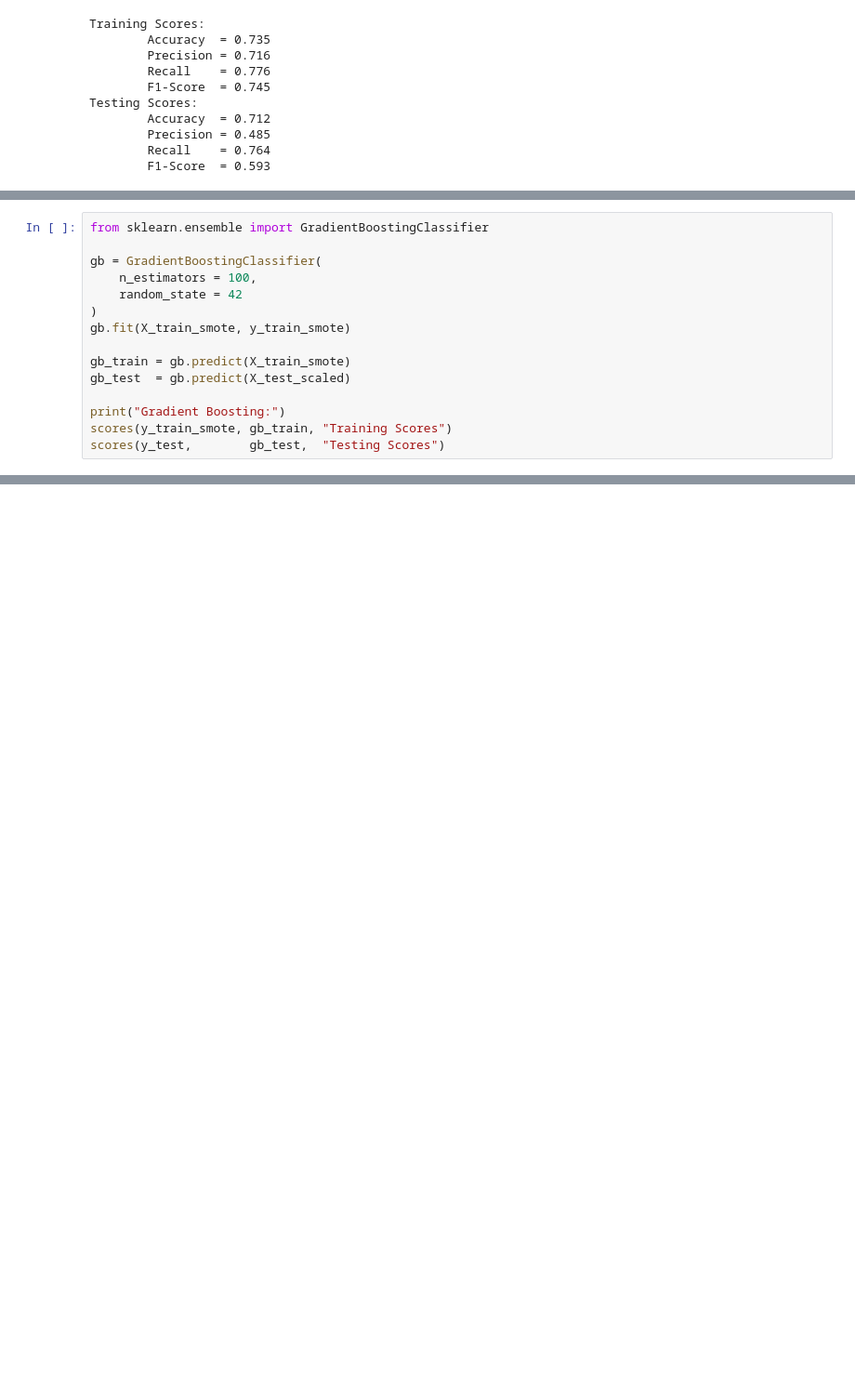
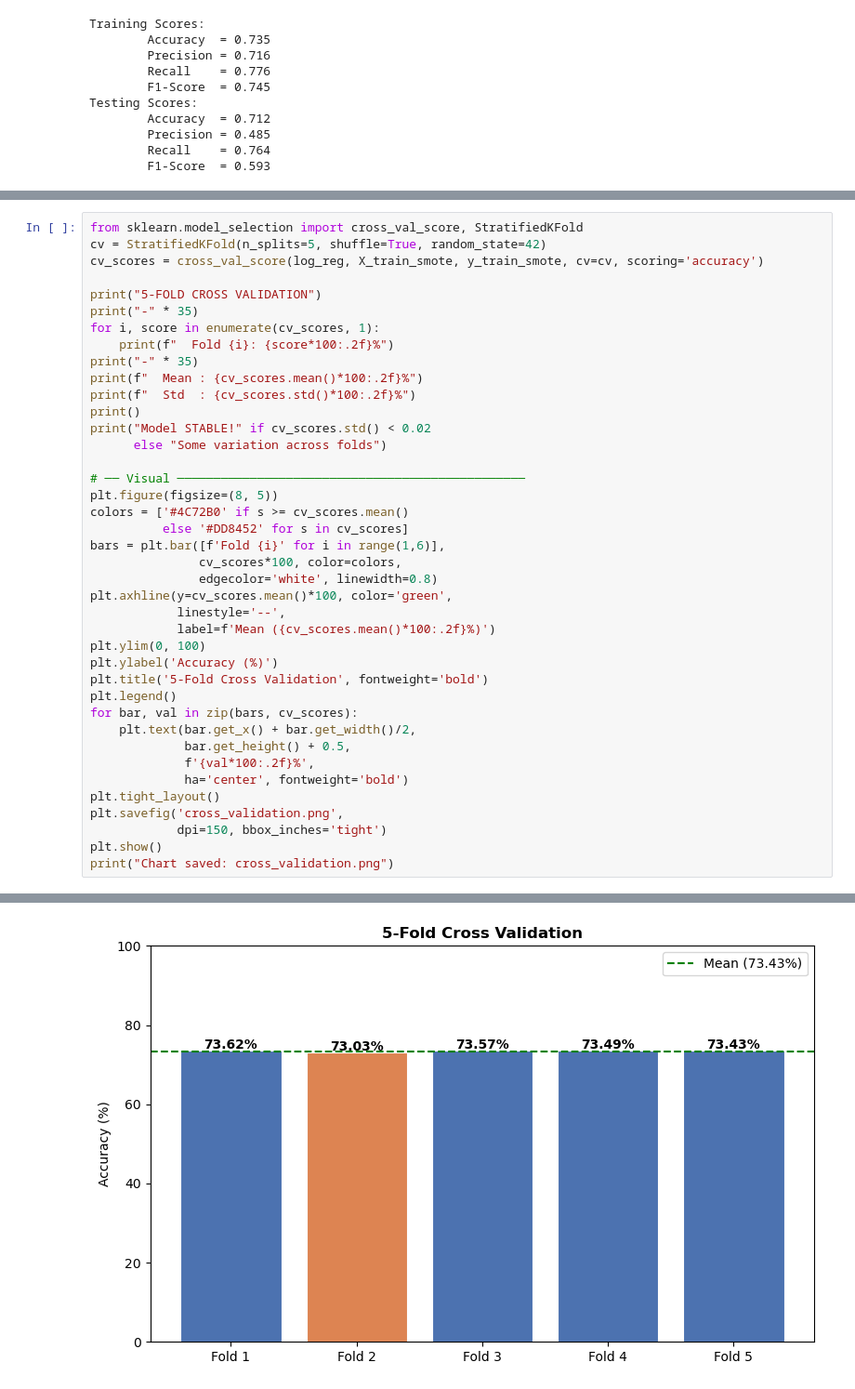
Before and after one commit to elladeniya-dev/ML-Predictive-Analysis, a Jupyter notebook: Member1_Logistic_Regression.ipynb.ipynb, the cells around one changed output, grey strips where cells are left out. Shown at 93% size. Saved outputs shown, nothing was run; the diff lists cells and outputs as text; blank space fills up the shorter version.

```diff
--- a/Member1_Logistic_Regression.ipynb.ipynb
+++ b/Member1_Logistic_Regression.ipynb.ipynb
@@ -2416,15 +2285,0 @@ Testing Scores:
-# %%
-from sklearn.ensemble import GradientBoostingClassifier
-
-gb = GradientBoostingClassifier(
-    n_estimators = 100,
-    random_state = 42
-)
-gb.fit(X_train_smote, y_train_smote)
-
-gb_train = gb.predict(X_train_smote)
-gb_test  = gb.predict(X_test_scaled)
-
-print("Gradient Boosting:")
-scores(y_train_smote, gb_train, "Training Scores")
-scores(y_test,        gb_test,  "Testing Scores")
@@ -2491,0 +2341,41 @@ cancellation prediction.
+# %%
+from sklearn.model_selection import cross_val_score, StratifiedKFold
+cv = StratifiedKFold(n_splits=5, shuffle=True, random_state=42)
+cv_scores = cross_val_score(log_reg, X_train_smote, y_train_smote, cv=cv, scoring='accuracy')
+
+print("5-FOLD CROSS VALIDATION")
+print("-" * 35)
+for i, score in enumerate(cv_scores, 1):
+    print(f"  Fold {i}: {score*100:.2f}%")
+print("-" * 35)
+print(f"  Mean : {cv_scores.mean()*100:.2f}%")
+print(f"  Std  : {cv_scores.std()*100:.2f}%")
+print()
+print("Model STABLE!" if cv_scores.std() < 0.02
+      else "Some variation across folds")
+
+# ── Visual ────────────────────────────────────────────────
+plt.figure(figsize=(8, 5))
+colors = ['#4C72B0' if s >= cv_scores.mean()
+          else '#DD8452' for s in cv_scores]
+bars = plt.bar([f'Fold {i}' for i in range(1,6)],
+               cv_scores*100, color=colors,
+               edgecolor='white', linewidth=0.8)
+plt.axhline(y=cv_scores.mean()*100, color='green',
+            linestyle='--',
+            label=f'Mean ({cv_scores.mean()*100:.2f}%)')
+plt.ylim(0, 100)
+plt.ylabel('Accuracy (%)')
+plt.title('5-Fold Cross Validation', fontweight='bold')
+plt.legend()
+for bar, val in zip(bars, cv_scores):
+    plt.text(bar.get_x() + bar.get_width()/2,
+             bar.get_height() + 0.5,
+             f'{val*100:.2f}%',
+             ha='center', fontweight='bold')
+plt.tight_layout()
+plt.savefig('cross_validation.png',
+            dpi=150, bbox_inches='tight')
+plt.show()
+print("Chart saved: cross_validation.png")
+# %% [output]
@@ -2491,0 +2394 @@ cancellation prediction.
+[figure, added]
```
Also changed, not shown: parts of 25 cells of this notebook, 8 other files.
